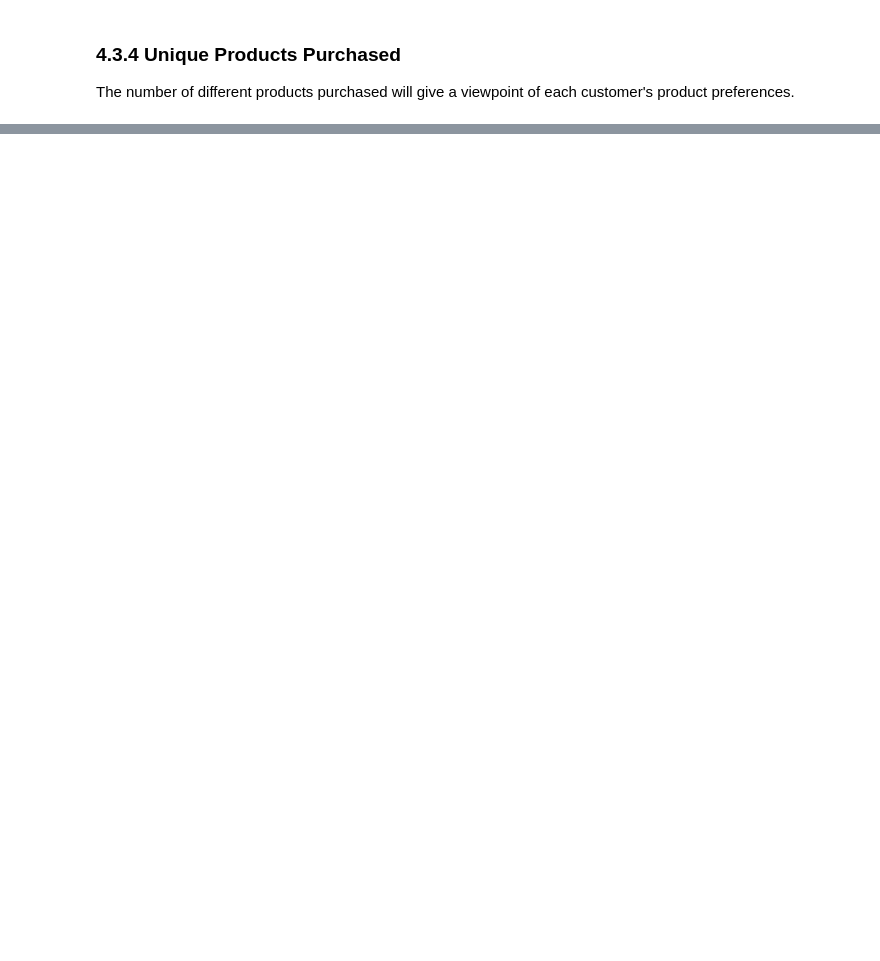
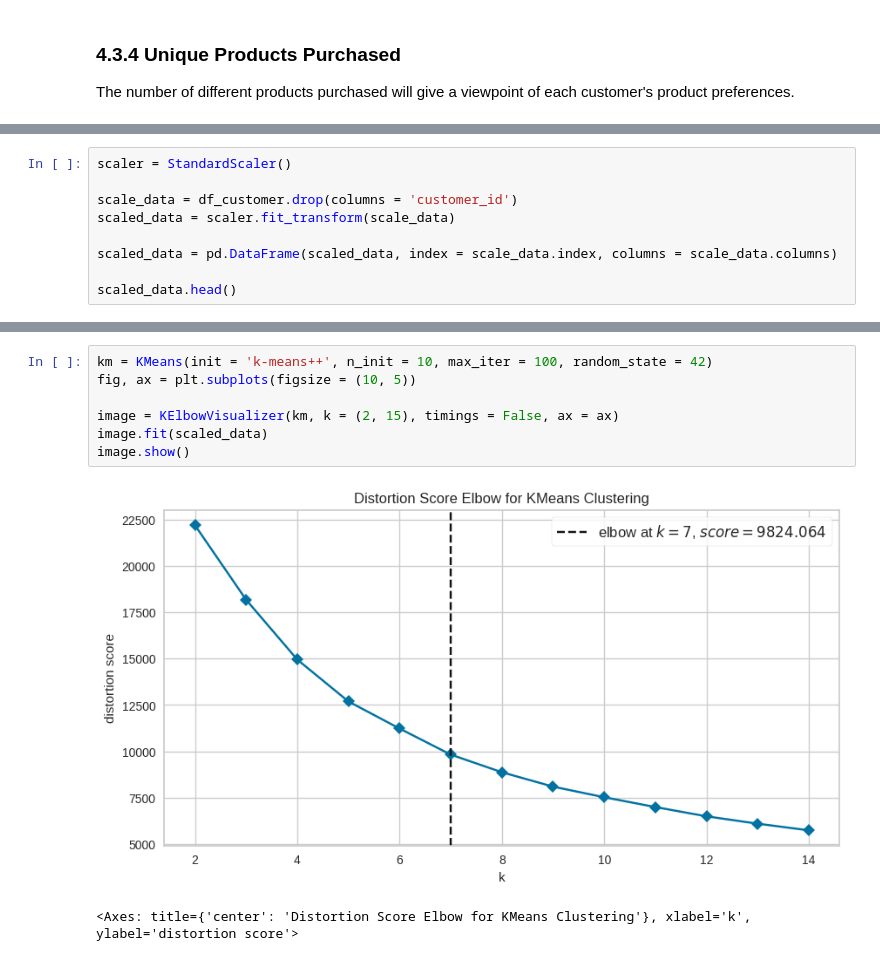
Before and after one commit to asoyewole/Customer-Segmentation-Project-for-a-Retail-Company, a Jupyter notebook: Segmentation and Recommendation project.ipynb, the cells around one changed output, grey strips where cells are left out. Drawn from its saved outputs; the diff is of its cells as text; blank space fills up the shorter version.

Commit message:
commit feature engr, clustering start

```diff
--- a/Segmentation and Recommendation project.ipynb
+++ b/Segmentation and Recommendation project.ipynb
@@ -419,0 +431,9 @@ df.sort_values(by='cancelled_transaction', ascending=False).head(20)
+# %%
+scaler = StandardScaler()
+
+scale_data = df_customer.drop(columns = 'customer_id')
+scaled_data = scaler.fit_transform(scale_data)
+
+scaled_data = pd.DataFrame(scaled_data, index = scale_data.index, columns = scale_data.columns)
+
+scaled_data.head()
@@ -419,0 +452,10 @@ df.sort_values(by='cancelled_transaction', ascending=False).head(20)
+# %%
+km = KMeans(init = 'k-means++', n_init = 10, max_iter = 100, random_state = 42)
+fig, ax = plt.subplots(figsize = (10, 5))
+
+image = KElbowVisualizer(km, k = (2, 15), timings = False, ax = ax)
+image.fit(scaled_data)
+image.show()
+# %% [output]
+[figure, added]
+<Axes: title={'center': 'Distortion Score Elbow for KMeans Clustering'}, xlabel='k', ylabel='distortion score'>
```
Also changed, not shown: parts of 9 cells of this notebook.
